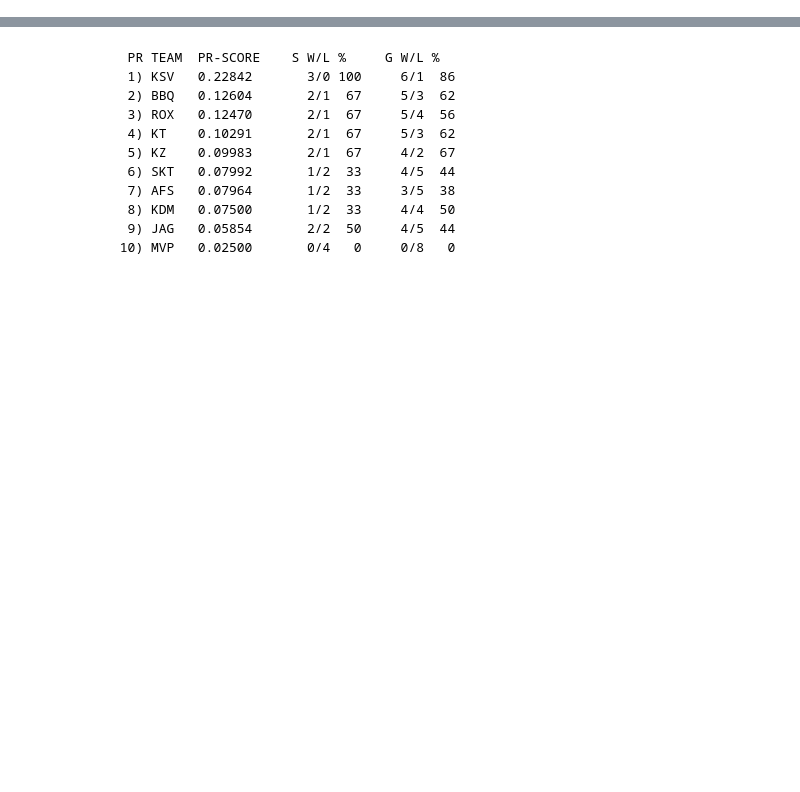
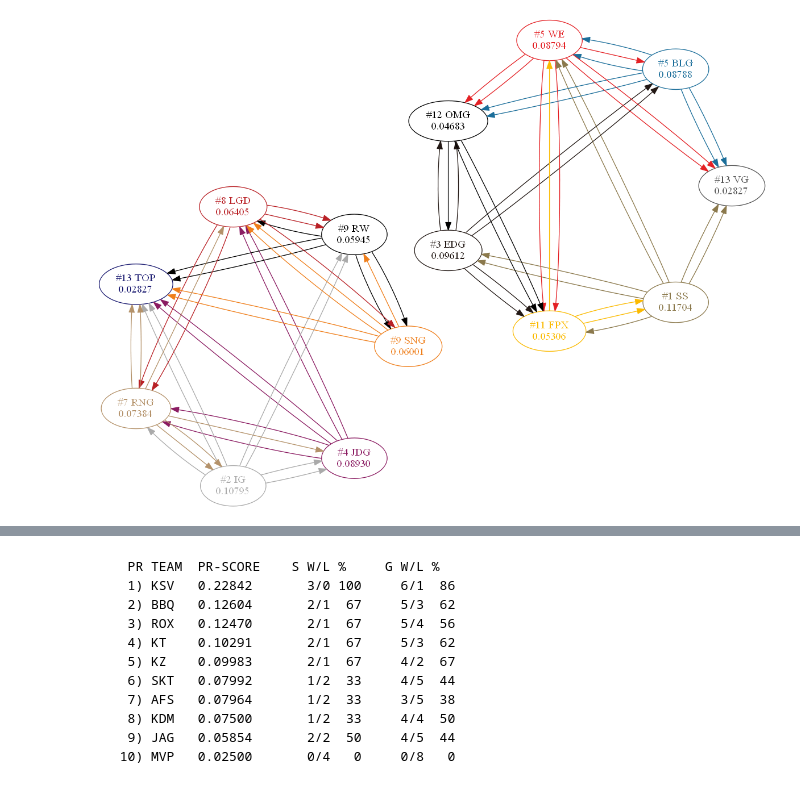
Before and after one commit to MingweiSamuel/LCS-PageRank, a Jupyter notebook: week2_na.ipynb, the cells around one changed output, grey strips where cells are left out. Cells and saved outputs as stored; diff of their text form; code cells hidden in the pictures; blank space fills up the shorter version.

```diff
--- a/week2_na.ipynb
+++ b/week2_na.ipynb
@@ -106,0 +160,93 @@ def rank(teams, teamcolors, games):
+# %%
+lpl = {
+    'teams': [
+        # group 1
+        'SS',
+        'EDG',
+        'BLG',
+        'WE',
+        'FPX',
+        'OMG',
+        'VG',
+        # group b
+        'JDG',
+        'IG',
+        'RW',
+        'LGD',
+        'SNG',
+        'RNG',
+        'TOP'
+    ],
+    'teamcolors': {
+         # group 1
+        'SS': '#8b794c',
+        'EDG': '#221814',
+        'BLG': '#1b6e9a',
+        'WE': '#e42125',
+        'FPX': '#fbba00',
+        'OMG': '#000000',
+        'VG': '#555555',
+        # group b
+        'JDG': '#8b1c62',
+        'IG': '#AAAAAA',
+        'RW': '##e61743',
+        'LGD': '#b92126',
+        'SNG': '#ef7f1c',
+        'RNG': '#b4926a',
+        'TOP': '#191970'
+    },
+    'games': [
+        # (a, b, a wins, b wins)
+        # w,l are wins, losses for series
+        # w1d1
+        ('IG',  'RNG', 1, 2),
+        ('SNG', 'TOP', 2, 0),
+        # w1d2
+        ('BLG', 'VG',  2, 0),
+        ('FPX', 'EDG', 0, 2),
+        # w1d3
+        ('RW',  'TOP', 2, 0),
+        ('JDG', 'LGD', 2, 0),
+        # w1d4
+        ('OMG', 'WE',  0, 2),
+        ('FPX', 'SS',  2, 1),
+        # w1d5
+        ('TOP', 'RNG', 0, 2),
+        ('RW',  'IG',  0, 2),
+        ('SNG', 'LGD', 2, 1),
+        # w1d6
+        ('BLG', 'WE',  2, 1),
+        ('FPX', 'OMG', 0, 2),
+        ('EDG', 'SS',  0, 2),
+
+        # w2d1
+        ('RW',  'SNG', 2, 1),
+        ('JDG', 'TOP', 2, 0),
+        # w2d2
+        ('SS',  'WE',  2, 0),
+        ('RNG', 'LGD', 1, 2),
+        # w2d3
+        ('JDG', 'IG',  0, 2),
+        ('BLG', 'OMG', 2, 0),
+        # w2d4
+        ('BLG', 'EDG', 0, 2),
+        ('VG',  'WE',  0, 2),
+        # w2d5
+        ('FPX', 'WE',  1, 2),
+        ('JDG', 'RNG', 2, 1),
+        ('RW',  'LGD', 1, 2),
+        # w2d6
+        ('SS',  'VG',  2, 0),
+        ('IG',  'TOP', 2, 0),
+        ('EDG', 'OMG', 2, 1),
+
+#         # w3d1
+#         ('RW',  'RNG', 2, 0),
+#         ('JDG', 'SNG', 2, 1),
+#         # w3d2
+#         ('TOP', 'LGD', 1, 2),
+#         ('BLG', 'SS',  0, 2),
+    ]
+}
+rank(**lpl)
+# %% [output]
@@ -106,0 +270 @@ def rank(teams, teamcolors, games):
+[figure, added]
```
Also changed, not shown: parts of 6 cells of this notebook.
